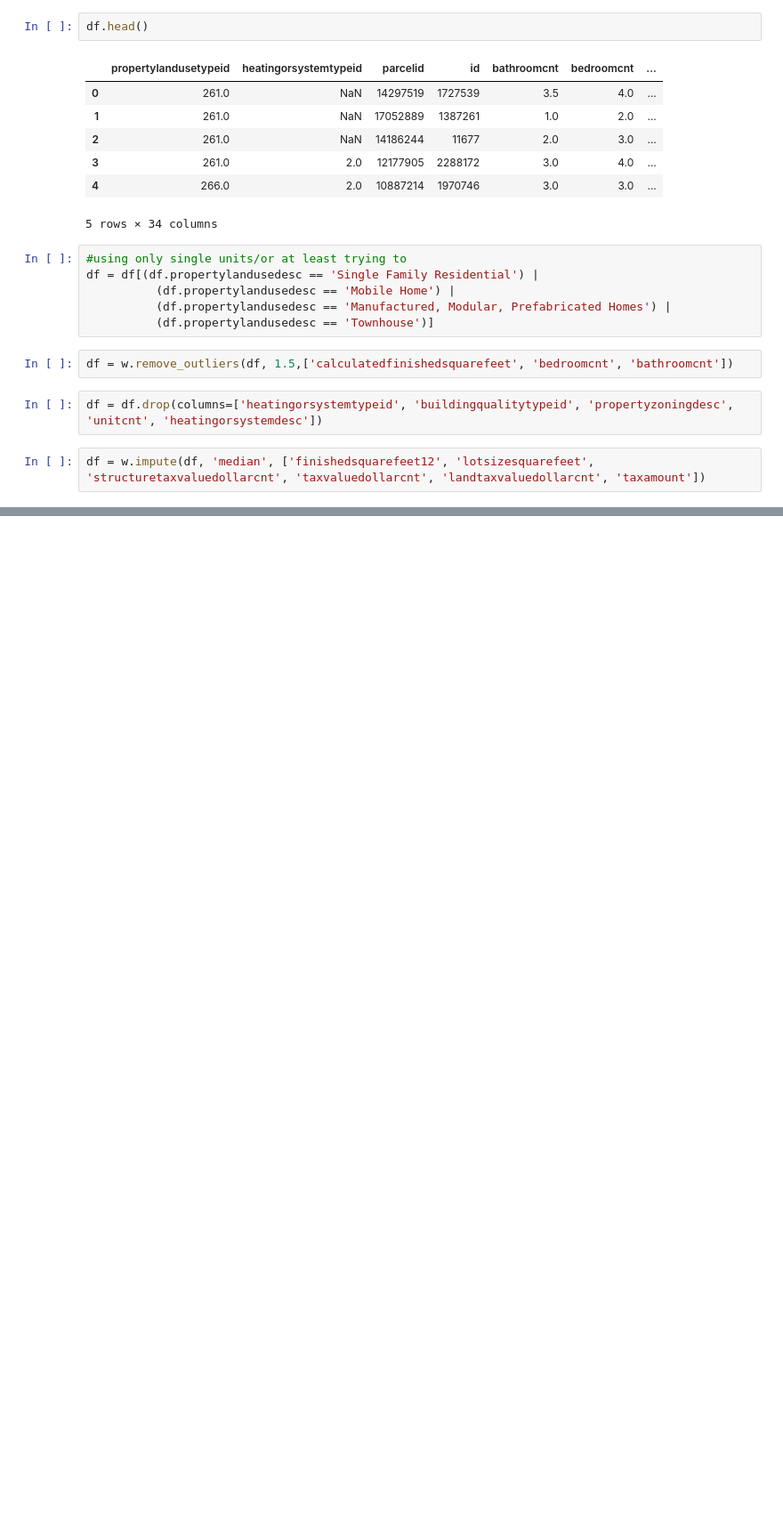
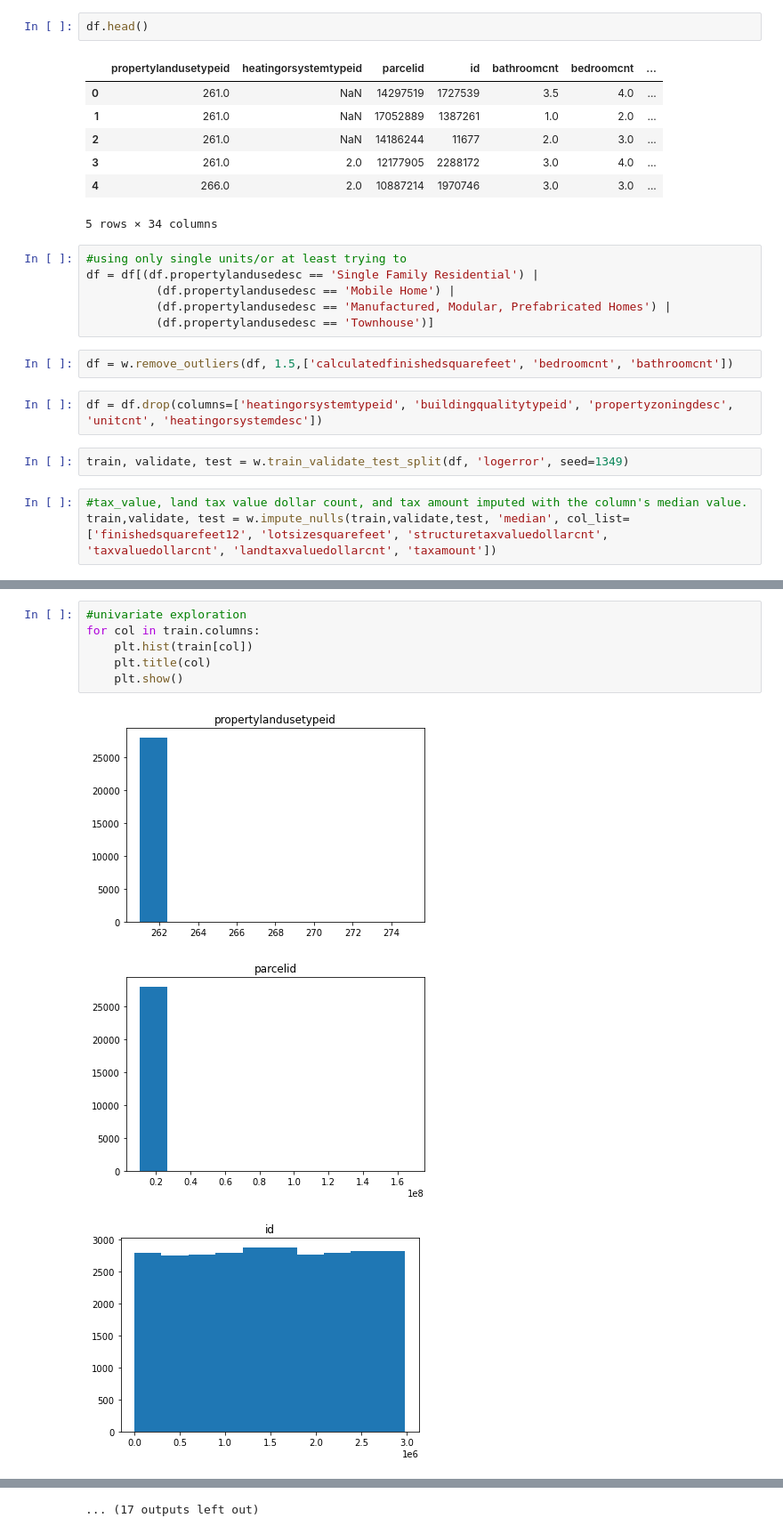
Before and after one commit to Olivert75/clustering-exercises, a Jupyter notebook: explore_zillow.ipynb, the cells around one changed output, grey strips where cells are left out. Shown at 89% size. Saved outputs shown, nothing was run; the diff lists cells and outputs as text; blank space fills up the shorter version.

```diff
--- a/explore_zillow.ipynb
+++ b/explore_zillow.ipynb
@@ -48,5 +48,8 @@ df = df[(df.propertylandusedesc == 'Single Family Residential') |
 df = w.remove_outliers(df, 1.5,['calculatedfinishedsquarefeet', 'bedroomcnt', 'bathroomcnt'])
 # %%
 df = df.drop(columns=['heatingorsystemtypeid', 'buildingqualitytypeid', 'propertyzoningdesc', 'unitcnt', 'heatingorsystemdesc'])
+# %%
+train, validate, test = w.train_validate_test_split(df, 'logerror', seed=1349)
 # %%
-df = w.impute(df, 'median', ['finishedsquarefeet12', 'lotsizesquarefeet', 'structuretaxvaluedollarcnt', 'taxvaluedollarcnt', 'landtaxvaluedollarcnt', 'taxamount'])
+#tax_value, land tax value dollar count, and tax amount imputed with the column's median value.
+train,validate, test = w.impute_nulls(train,validate,test, 'median', col_list=['finishedsquarefeet12', 'lotsizesquarefeet', 'structuretaxvaluedollarcnt', 'taxvaluedollarcnt', 'landtaxvaluedollarcnt', 'taxamount'])
@@ -54,0 +87,10 @@ AttributeError: module 'wrangle' has no attribute 'impute'
+# %%
+#univariate exploration
+for col in train.columns:
+    plt.hist(train[col])
+    plt.title(col)
+    plt.show()
+# %% [output]
+[figure, added]
+[figure, added]
+[figure, added]
@@ -54,0 +106 @@ AttributeError: module 'wrangle' has no attribute 'impute'
+... (17 outputs left out)
```
Also changed, not shown: parts of 6 cells of this notebook.
